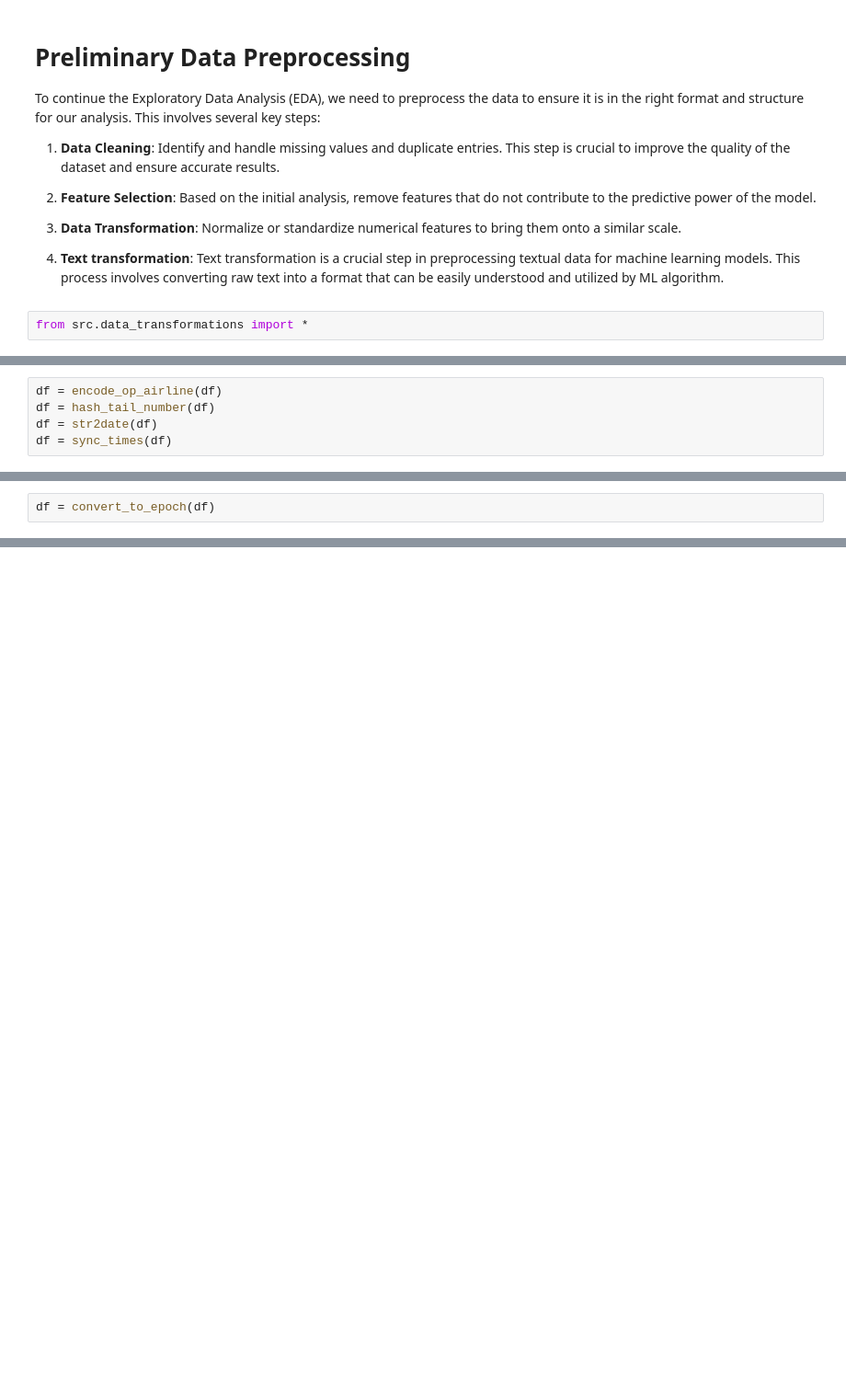
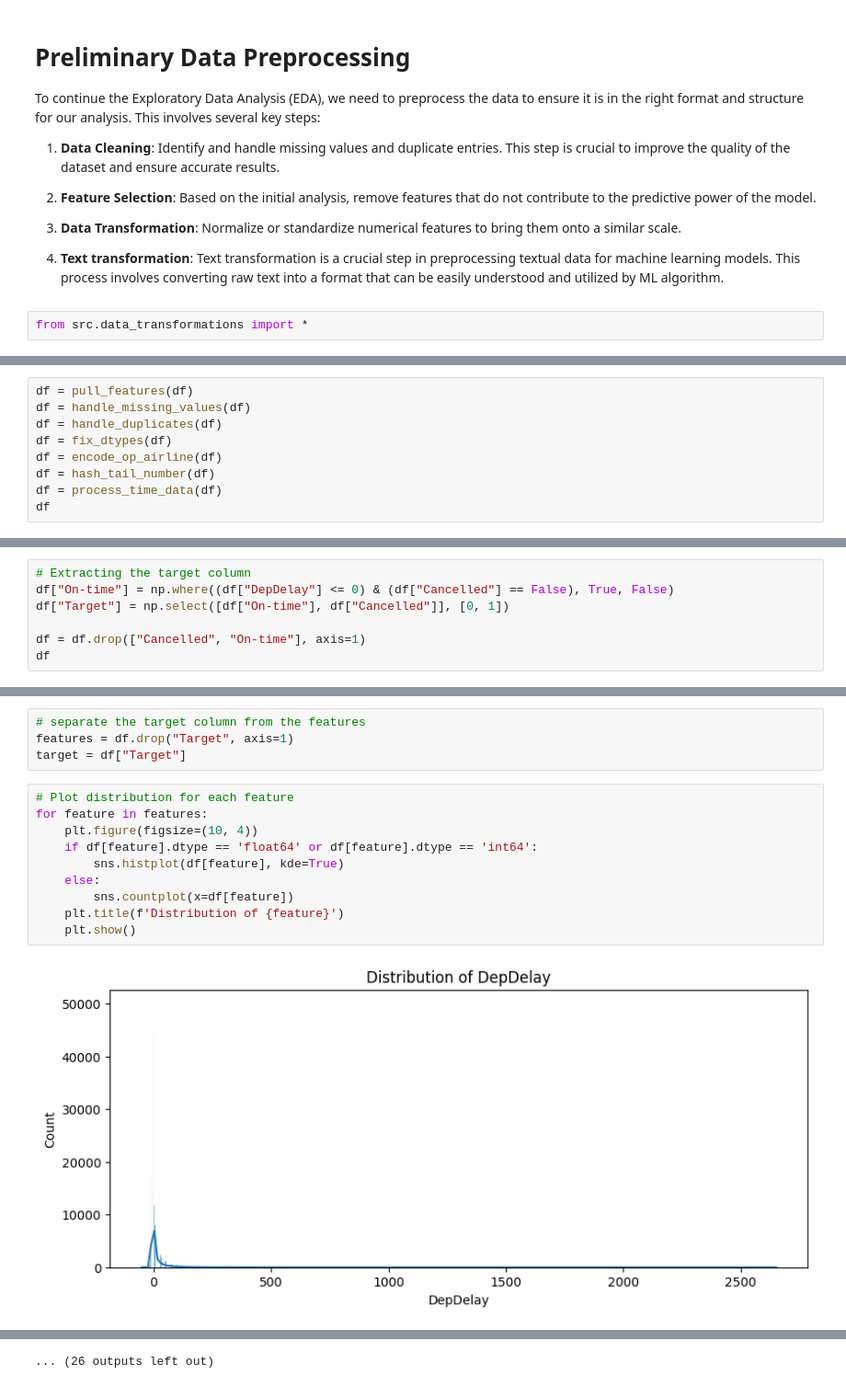
Before and after one commit to IVproger/MLops-project, a Jupyter notebook: notebooks/data_analysis.ipynb, the cells around one changed output, grey strips where cells are left out. Shown at 92% size. Drawn from its saved outputs; the diff is of its cells as text; blank space fills up the shorter version.

Commit message:
feat: data_analysis done

```diff
--- a/notebooks/data_analysis.ipynb
+++ b/notebooks/data_analysis.ipynb
@@ -318,5 +289,9 @@ df.head()
 # %%
+df = pull_features(df)
+df = handle_missing_values(df)
+df = handle_duplicates(df)
+df = fix_dtypes(df)
 df = encode_op_airline(df)
 df = hash_tail_number(df)
-df = str2date(df)
-df = sync_times(df)
+df = process_time_data(df)
+df
@@ -332,2 +311,0 @@ df.head()
-# %%
-df = convert_to_epoch(df)
@@ -342,0 +312,7 @@ df.head()
+# %%
+# Extracting the target column
+df["On-time"] = np.where((df["DepDelay"] <= 0) & (df["Cancelled"] == False), True, False)
+df["Target"] = np.select([df["On-time"], df["Cancelled"]], [0, 1])
+
+df = df.drop(["Cancelled", "On-time"], axis=1)
+df
@@ -342,0 +333,16 @@ df.head()
+# %%
+# separate the target column from the features
+features = df.drop("Target", axis=1)
+target = df["Target"]
+# %%
+# Plot distribution for each feature
+for feature in features:
+    plt.figure(figsize=(10, 4))
+    if df[feature].dtype == 'float64' or df[feature].dtype == 'int64':
+        sns.histplot(df[feature], kde=True)
+    else:
+        sns.countplot(x=df[feature])
+    plt.title(f'Distribution of {feature}')
+    plt.show()
+# %% [output]
+[figure, added]
@@ -342,0 +360 @@ df.head()
+... (26 outputs left out)
```
Also changed, not shown: parts of 18 cells of this notebook, 2 other files.
